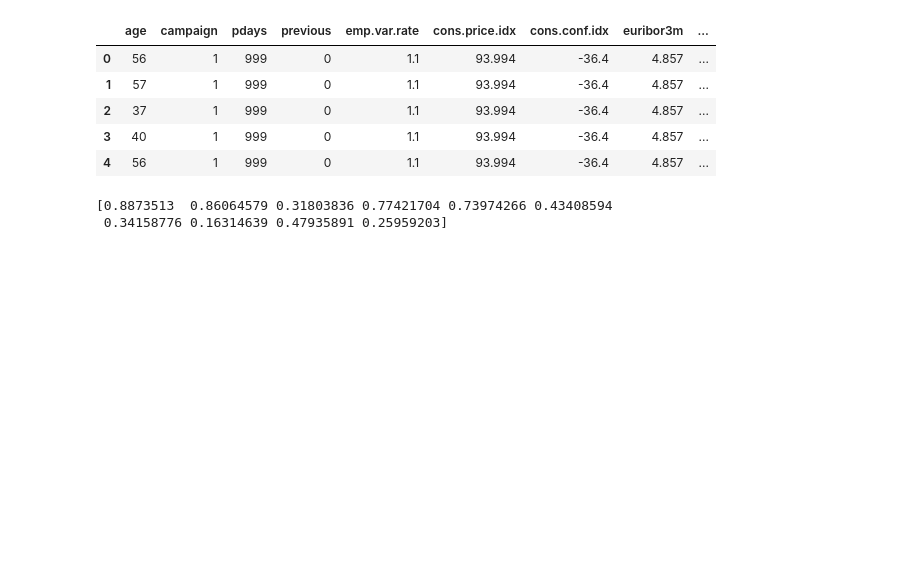
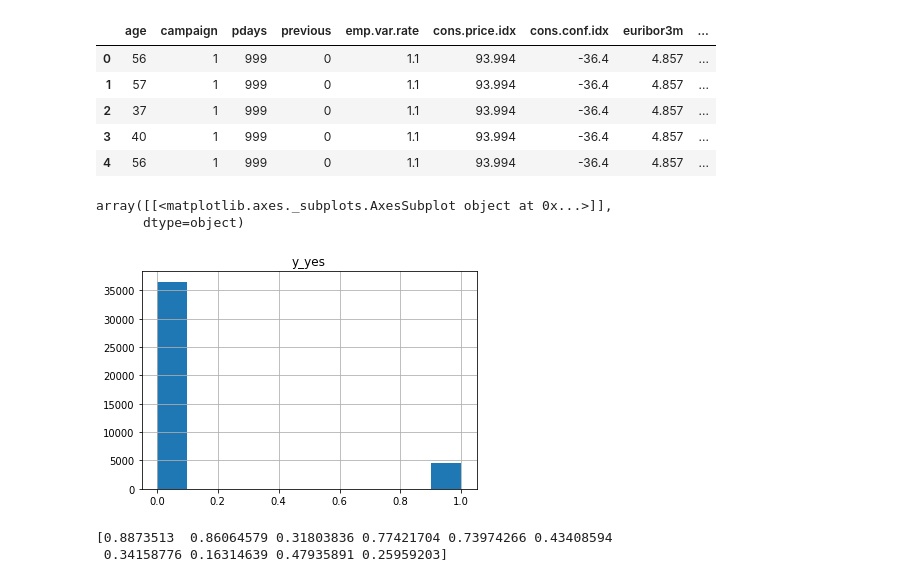
Before and after one commit to edlgg/essex_data_science, a Jupyter notebook: lab4/lab4.ipynb, the cells around one changed output. Drawn from its saved outputs; the diff is of its cells as text; code cells hidden in the pictures; blank space fills up the shorter version.

```diff
--- a/lab4/lab4.ipynb
+++ b/lab4/lab4.ipynb
@@ -61,6 +61,12 @@ df_dummies.head()
 | 2 | 37 | 1 | 999 | 0 | 1.1 | 93.994 | -36.4 | 4.857 | ... |
 | 3 | 40 | 1 | 999 | 0 | 1.1 | 93.994 | -36.4 | 4.857 | ... |
 | 4 | 56 | 1 | 999 | 0 | 1.1 | 93.994 | -36.4 | 4.857 | ... |
+# %%
+df_dummies.hist(column='y_yes')
+# %% [output]
+array([[<matplotlib.axes._subplots.AxesSubplot object at 0x...>]],
+      dtype=object)
+[figure, added]
 # %%
 y = df_dummies.iloc[:,-1]
 X = df_dummies.iloc[:,:-1]
```
Also changed, not shown: parts of 3 cells of this notebook.
